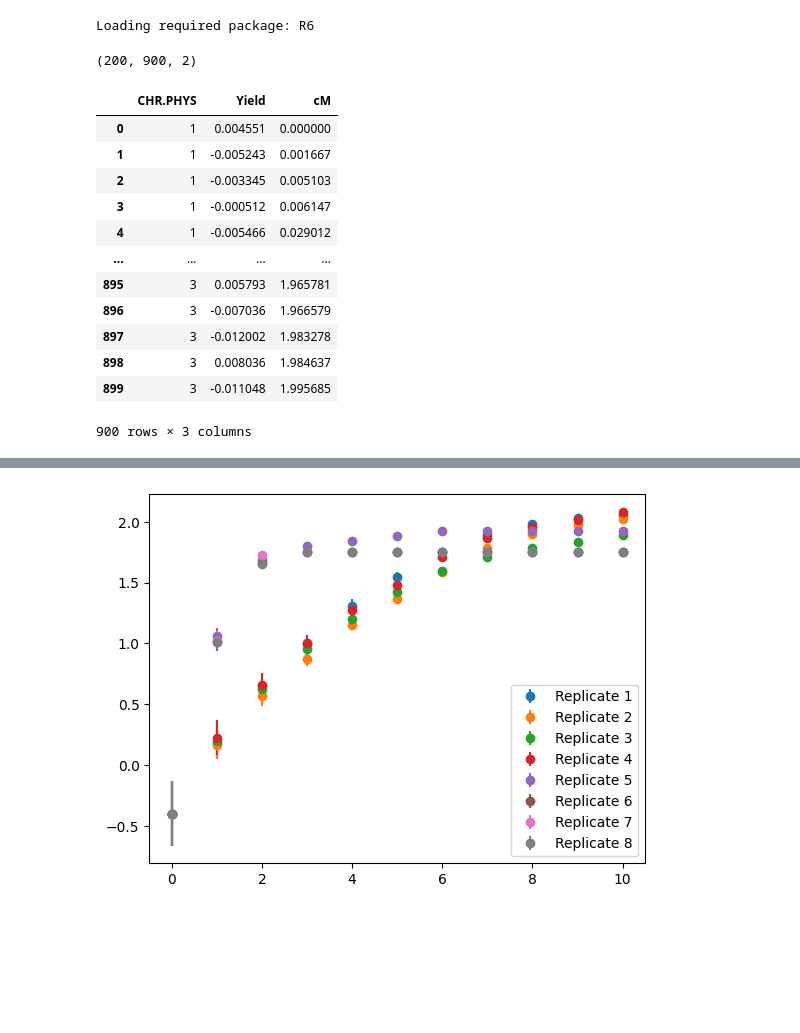
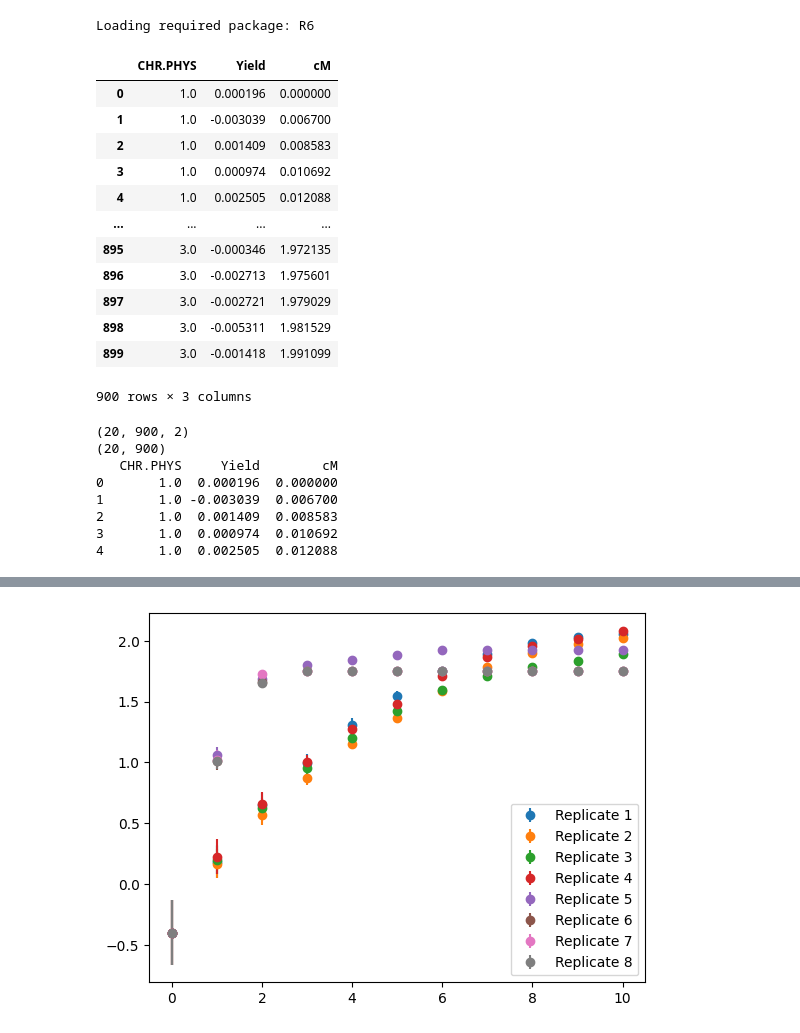
Before and after one commit to cjGO/breeder_agent, a Jupyter notebook: test.ipynb, the cells around one changed output, grey strips where cells are left out. Cells and saved outputs as stored; diff of their text form; code cells hidden in the pictures; blank space fills up the shorter version.

```diff
--- a/test.ipynb
+++ b/test.ipynb
@@ -238,9 +252,13 @@ library("AlphaSimR")
 Loading required package: R6
 # %%
 %%R
-founderGenomes = runMacs(nInd = 200,
-                         nChr = 3,
-                         segSites = 300,
+nInd = 20
+nChr = 3
+segSites = 300
+
+founderGenomes = runMacs(nInd = nInd,
+                         nChr = nChr,
+                         segSites = segSites,
                          species = "MAIZE")
 
 SP = SimParam$new(founderGenomes)
@@ -266,6 +284,0 @@ nInd = 500
-# %%
-reshapeHaplo = maizeHaplo.reshape(int((maizeHaplo.shape[0])/2),2,maizeHaplo.shape[1])
-reshapeHaplo = reshapeHaplo.transpose((0,2,1))
-print(reshapeHaplo.shape)
-# %% [output]
-(200, 900, 2)
@@ -276,20 +362,22 @@ pos = geneticMap
 # %%
-import pandas as pd
-
+chr = parse_markerEffects(markerEffects, nChr)
+chr = [x[0] for x in chr]
+trait = markerEffects
+pos = geneticMap
 # Assuming chr, trait, pos are your arrays
 df = pd.DataFrame({'CHR.PHYS': chr, 'Yield': trait, 'cM': pos})
 df
 # %% [output]
 |  | CHR.PHYS | Yield | cM |
-| 0 | 1 | 0.004551 | 0.000000 |
-| 1 | 1 | -0.005243 | 0.001667 |
-| 2 | 1 | -0.003345 | 0.005103 |
-| 3 | 1 | -0.000512 | 0.006147 |
-| 4 | 1 | -0.005466 | 0.029012 |
+| 0 | 1.0 | 0.000196 | 0.000000 |
+| 1 | 1.0 | -0.003039 | 0.006700 |
+| 2 | 1.0 | 0.001409 | 0.008583 |
+| 3 | 1.0 | 0.000974 | 0.010692 |
+| 4 | 1.0 | 0.002505 | 0.012088 |
 | ... | ... | ... | ... |
-| 895 | 3 | 0.005793 | 1.965781 |
-| 896 | 3 | -0.007036 | 1.966579 |
-| 897 | 3 | -0.012002 | 1.983278 |
-| 898 | 3 | 0.008036 | 1.984637 |
-| 899 | 3 | -0.011048 | 1.995685 |
+| 895 | 3.0 | -0.000346 | 1.972135 |
+| 896 | 3.0 | -0.002713 | 1.975601 |
+| 897 | 3.0 | -0.002721 | 1.979029 |
+| 898 | 3.0 | -0.005311 | 1.981529 |
+| 899 | 3.0 | -0.001418 | 1.991099 |
 900 rows × 3 columns
@@ -380 +384,32 @@ n_markers = num_markers
+# %%
+# pre process the alphasimr outputs
+# %R -o maizeHaplo
+# %R -o maizeGeno
+# %R -o markerEffects
+# %R -o geneticMap
+# %R -o nInd
+# %R -o nChr
+# %R -o segSites
+# %R -o genotype_data
+
+#phase the genotype (seperate to chr level so we can do recombination)
+reshapeHaplo = reshape_pop(maizeHaplo)
+print(reshapeHaplo.shape)
+#simplest to save and load (because of chromax lib)
+np.save('mypop', reshapeHaplo)
+#get the initial population in (n(umber individuals), m(arker count))
+init_pop = maizeGeno
+print(init_pop.shape)
+#prepare the genetic map with marker positions and marker effects for each trait (just yield for now)
+score_df = return_genetic_map_df(markerEffects, nChr, geneticMap)
+print(score_df.head())
+# %% [output]
+(20, 900, 2)
+(20, 900)
+   CHR.PHYS     Yield        cM
+0       1.0  0.000196  0.000000
+1       1.0 -0.003039  0.006700
+2       1.0  0.001409  0.008583
+3       1.0  0.000974  0.010692
+4       1.0  0.002505  0.012088
 # %%
```
Also changed, not shown: parts of 19 cells of this notebook.
